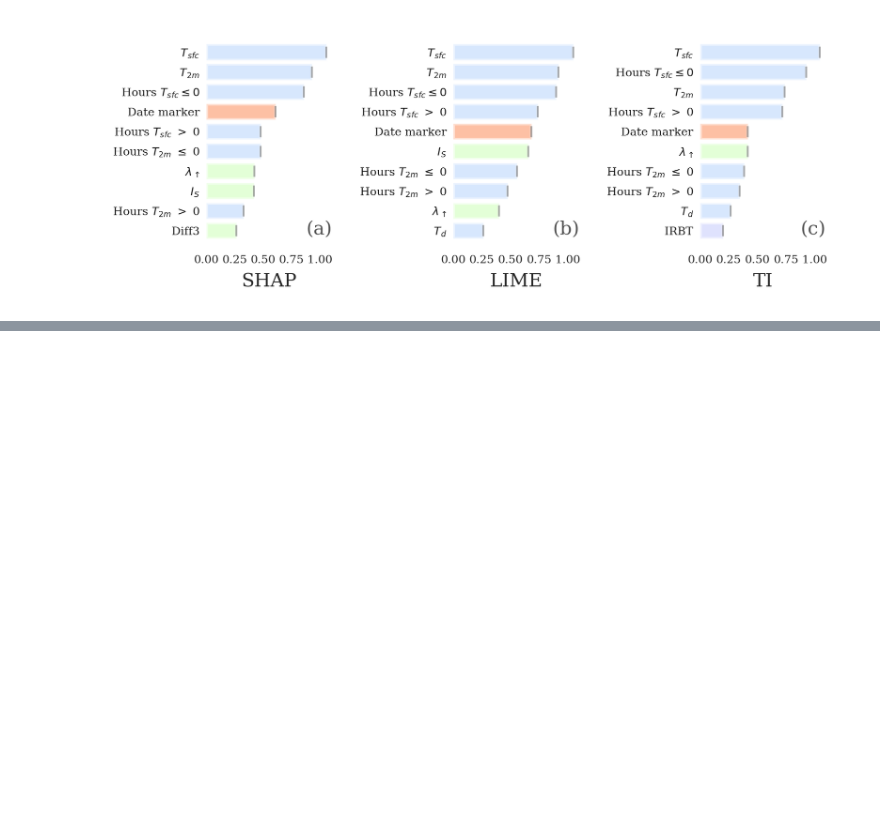
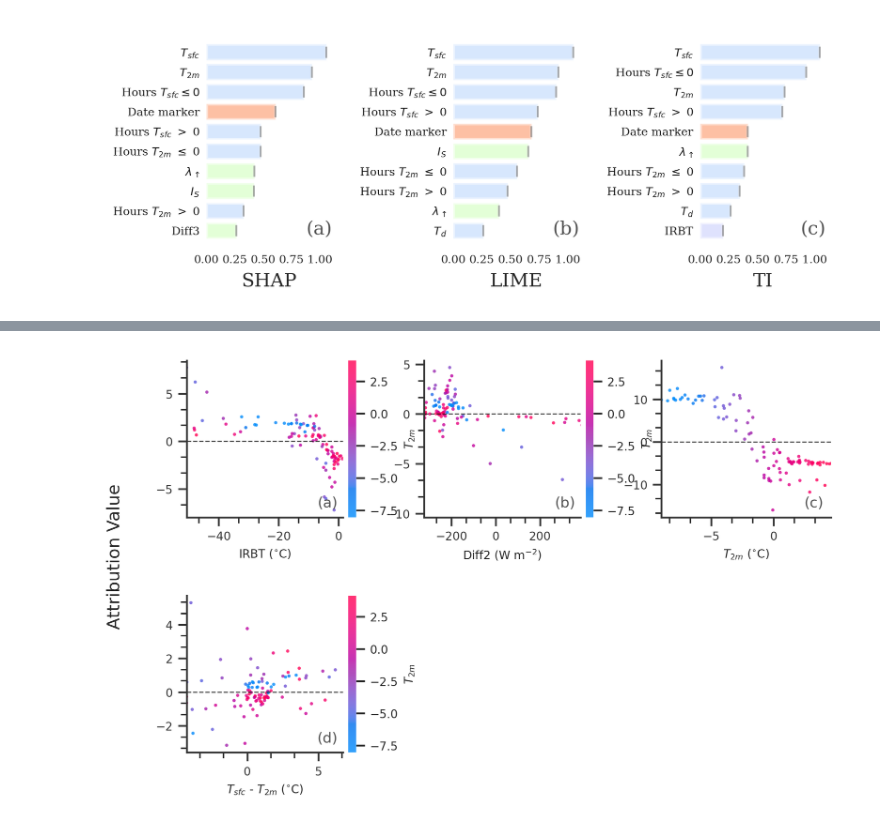
Before and after one commit to monte-flora/scikit-explain, a Jupyter notebook: tutorial_notebooks/additional_feature_attribution_plots.ipynb, the cells around one changed output, grey strips where cells are left out. Cells and saved outputs as stored; diff of their text form; code cells hidden in the pictures; blank space fills up the shorter version.

```diff
--- a/tutorial_notebooks/additional_feature_attribution_plots.ipynb
+++ b/tutorial_notebooks/additional_feature_attribution_plots.ipynb
@@ -92 +138,16 @@ explainer.plot_importance(data=[shap_rank, lime_rank, ti_rank],
+# %%
+features = ['sat_irbt', 'd_rad_d', 'temp2m', 'hrrr_dT']
+methods = ['tree_interpreter']
+explainer.scatter_plot(features=features,
+                    plot_type = 'dependence',
+                    dataset=results,
+                    method = methods,
+                    estimator_name = 'Random Forest',
+                    display_feature_names=plotting_config.display_feature_names,
+                    display_units = plotting_config.display_units,
+                    target='target',
+                    interaction_index='temp2m',
+)
+# %% [output]
+[figure, added]
 # %% [markdown]
```
Also changed, not shown: parts of 19 cells of this notebook, 4 other files.
